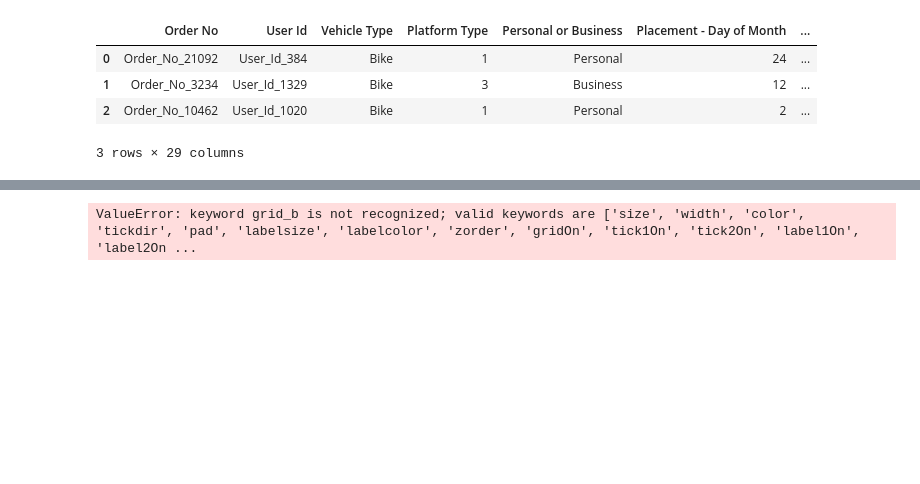
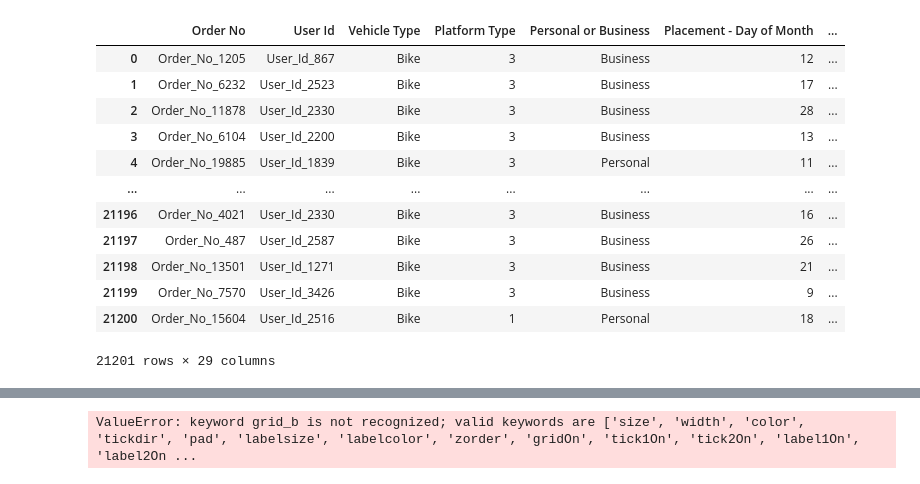
Before and after one commit to nelson-lojo/motor-bi-X, a Jupyter notebook: notebook-nelson.ipynb, the cells around one changed output, grey strips where cells are left out. Cells and saved outputs as stored; diff of their text form; code cells hidden in the pictures; blank space fills up the shorter version.

```diff
--- a/notebook-nelson.ipynb
+++ b/notebook-nelson.ipynb
@@ -5,9 +12,17 @@ import missingno as msno
 # %%
-df = load_sample(percentage=0.1, csv_file="data/train_full.csv")
-df.head(3)
+df = load_sample(percentage=1, csv_file="data/train_full.csv")
+df
 # %% [output]
 |  | Order No | User Id | Vehicle Type | Platform Type | Personal or Business | Placement - Day of Month | ... |
-| 0 | Order_No_21092 | User_Id_384 | Bike | 1 | Personal | 24 | ... |
-| 1 | Order_No_3234 | User_Id_1329 | Bike | 3 | Business | 12 | ... |
-| 2 | Order_No_10462 | User_Id_1020 | Bike | 1 | Personal | 2 | ... |
+| 0 | Order_No_1205 | User_Id_867 | Bike | 3 | Business | 12 | ... |
+| 1 | Order_No_6232 | User_Id_2523 | Bike | 3 | Business | 17 | ... |
+| 2 | Order_No_11878 | User_Id_2330 | Bike | 3 | Business | 28 | ... |
+| 3 | Order_No_6104 | User_Id_2200 | Bike | 3 | Business | 13 | ... |
+| 4 | Order_No_19885 | User_Id_1839 | Bike | 3 | Personal | 11 | ... |
+| ... | ... | ... | ... | ... | ... | ... | ... |
+| 21196 | Order_No_4021 | User_Id_2330 | Bike | 3 | Business | 16 | ... |
+| 21197 | Order_No_487 | User_Id_2587 | Bike | 3 | Business | 26 | ... |
+| 21198 | Order_No_13501 | User_Id_1271 | Bike | 3 | Business | 21 | ... |
+| 21199 | Order_No_7570 | User_Id_3426 | Bike | 3 | Business | 9 | ... |
+| 21200 | Order_No_15604 | User_Id_2516 | Bike | 1 | Personal | 18 | ... |
-3 rows × 29 columns
+21201 rows × 29 columns
```
Also changed, not shown: parts of 31 cells of this notebook, 4 other files.
